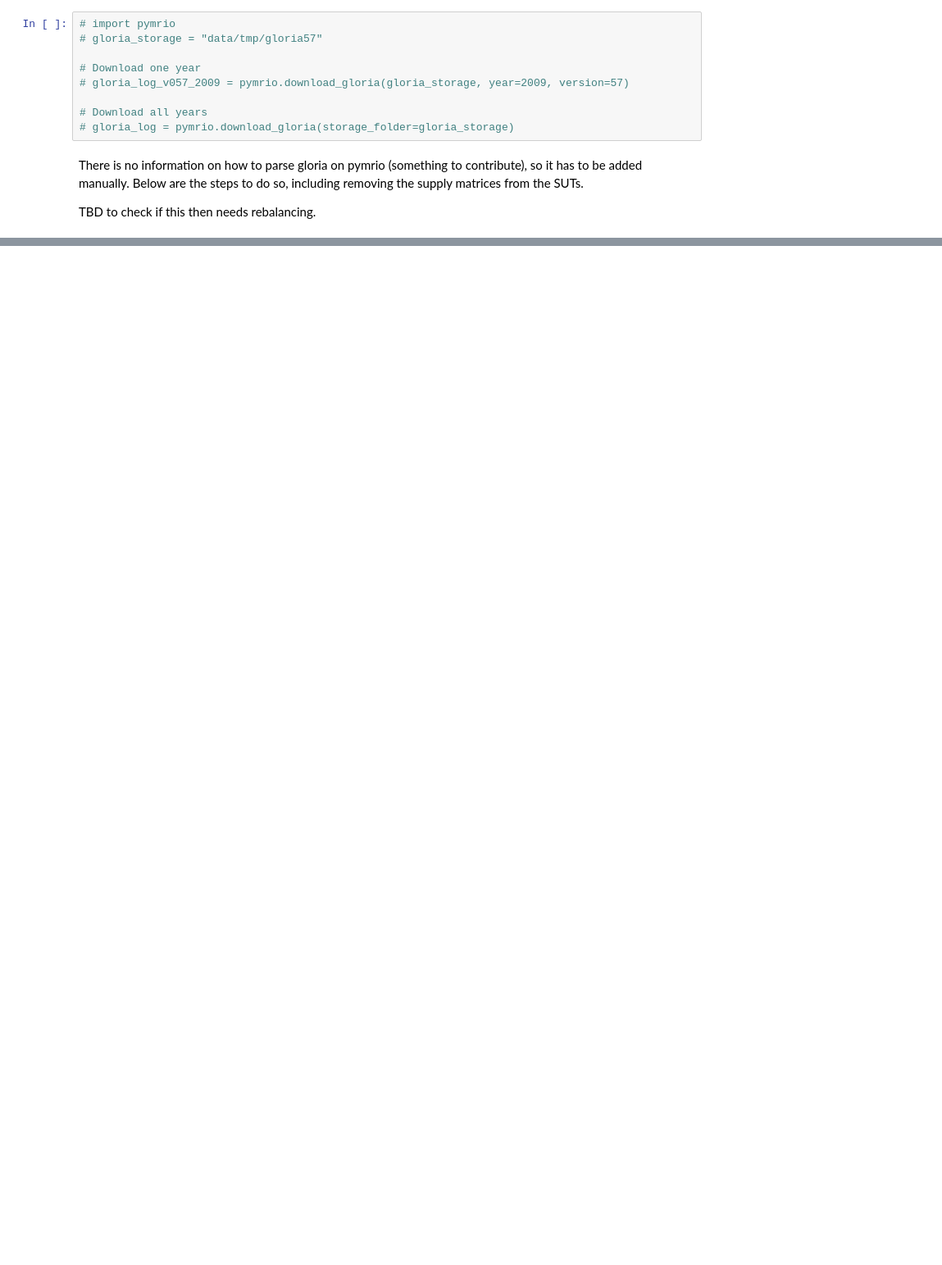
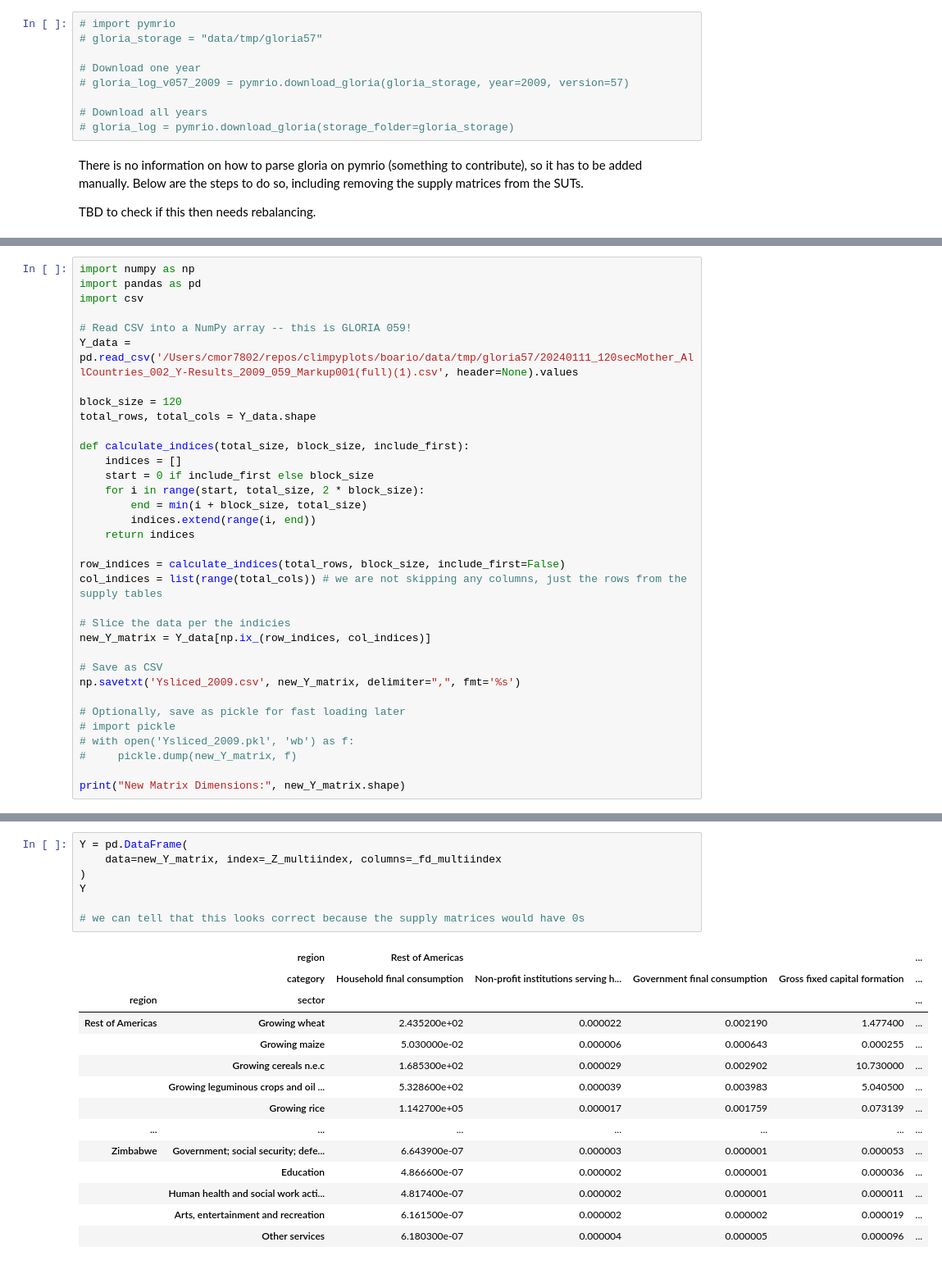
Before and after one commit to camillejmora/climpyplots, a Jupyter notebook: boario/impacts_boario.ipynb, the cells around one changed output, grey strips where cells are left out. Shown at 82% size. Cells and saved outputs as stored; diff of their text form; blank space fills up the shorter version.

```diff
--- a/boario/impacts_boario.ipynb
+++ b/boario/impacts_boario.ipynb
@@ -765,0 +812,34 @@ print("New Matrix Dimensions:", new_Z_matrix.shape)
+# %%
+import numpy as np
+import pandas as pd
+import csv
+
+# Read CSV into a NumPy array -- this is GLORIA 059!
+Y_data = pd.read_csv('/Users/cmor7802/repos/climpyplots/boario/data/tmp/gloria57/20240111_120secMother_AllCountries_002_Y-Results_2009_059_Markup001(full)(1).csv', header=None).values
+
+block_size = 120
+total_rows, total_cols = Y_data.shape
+
+def calculate_indices(total_size, block_size, include_first):
+    indices = []
+    start = 0 if include_first else block_size
+    for i in range(start, total_size, 2 * block_size):
+        end = min(i + block_size, total_size)
+        indices.extend(range(i, end))
+    return indices
+
+row_indices = calculate_indices(total_rows, block_size, include_first=False)
+col_indices = list(range(total_cols)) # we are not skipping any columns, just the rows from the supply tables
+
+# Slice the data per the indicies
+new_Y_matrix = Y_data[np.ix_(row_indices, col_indices)]
+
+# Save as CSV
+np.savetxt('Ysliced_2009.csv', new_Y_matrix, delimiter=",", fmt='%s')
+
+# Optionally, save as pickle for fast loading later
+# import pickle
+# with open('Ysliced_2009.pkl', 'wb') as f:
+#     pickle.dump(new_Y_matrix, f)
+
+print("New Matrix Dimensions:", new_Y_matrix.shape)
@@ -765,0 +859,22 @@ print("New Matrix Dimensions:", new_Z_matrix.shape)
+# %%
+Y = pd.DataFrame(
+    data=new_Y_matrix, index=_Z_multiindex, columns=_fd_multiindex
+)
+Y
+
+# we can tell that this looks correct because the supply matrices would have 0s
+# %% [output]
+|  | region | Rest of Americas |  |  |  | ... |
+|  | category | Household final consumption | Non-profit institutions serving h... | Government final consumption | Gross fixed capital formation | ... |
+| region | sector |  |  |  |  | ... |
+| Rest of Americas | Growing wheat | 2.435200e+02 | 0.000022 | 0.002190 | 1.477400 | ... |
+|  | Growing maize | 5.030000e-02 | 0.000006 | 0.000643 | 0.000255 | ... |
+|  | Growing cereals n.e.c | 1.685300e+02 | 0.000029 | 0.002902 | 10.730000 | ... |
+|  | Growing leguminous crops and oil ... | 5.328600e+02 | 0.000039 | 0.003983 | 5.040500 | ... |
+|  | Growing rice | 1.142700e+05 | 0.000017 | 0.001759 | 0.073139 | ... |
+| ... | ... | ... | ... | ... | ... | ... |
+| Zimbabwe | Government; social security; defe... | 6.643900e-07 | 0.000003 | 0.000001 | 0.000053 | ... |
+|  | Education | 4.866600e-07 | 0.000002 | 0.000001 | 0.000036 | ... |
+|  | Human health and social work acti... | 4.817400e-07 | 0.000002 | 0.000001 | 0.000011 | ... |
+|  | Arts, entertainment and recreation | 6.161500e-07 | 0.000002 | 0.000002 | 0.000019 | ... |
+|  | Other services | 6.180300e-07 | 0.000004 | 0.000005 | 0.000096 | ... |
```
Also changed, not shown: parts of 13 cells of this notebook.
